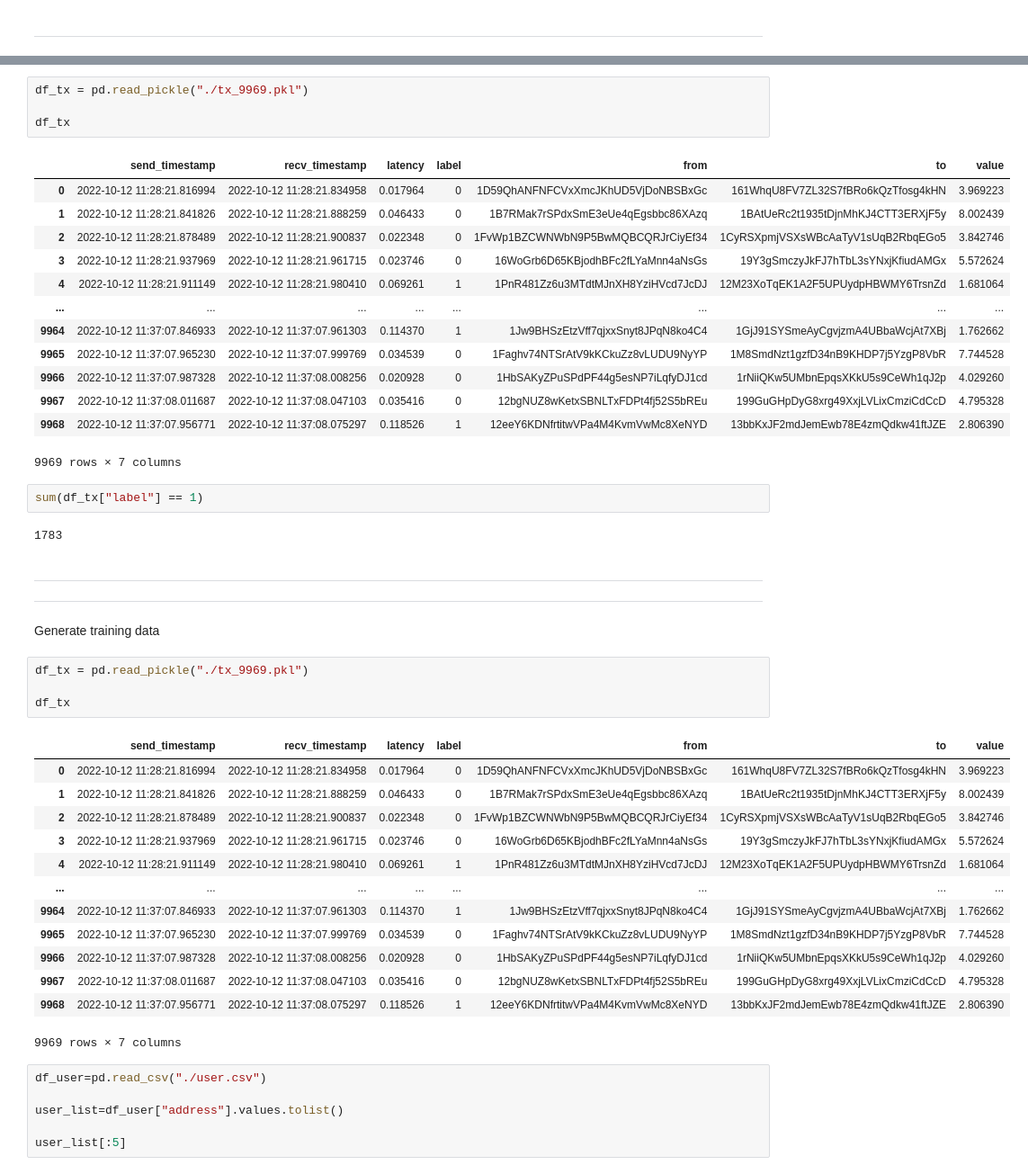
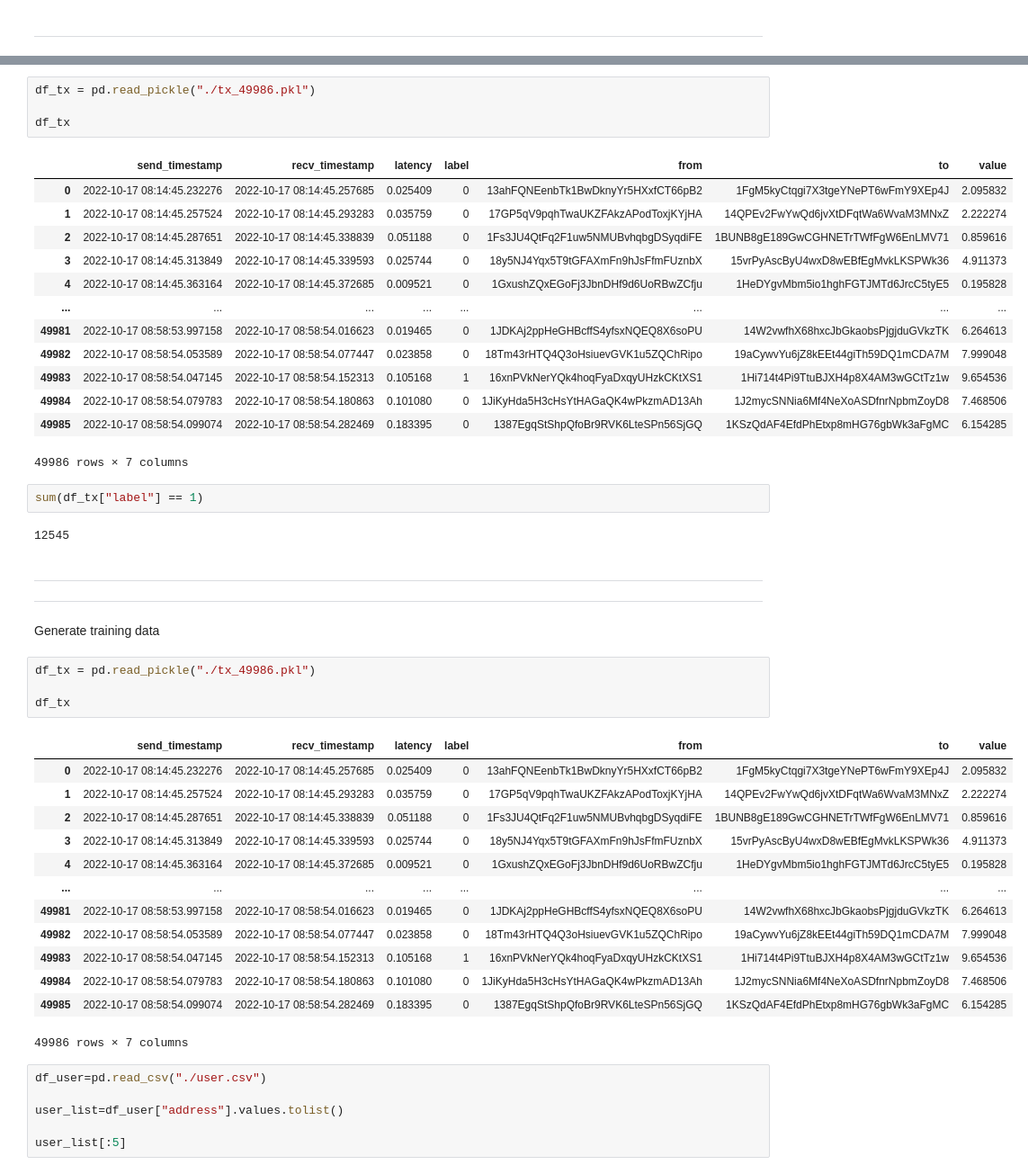
Before and after one commit to XDZhelheim/CSE5005-Project, a Jupyter notebook: data/gen_data.ipynb, the cells around one changed output, grey strips where cells are left out. Shown at 90% size. Saved outputs shown, nothing was run; the diff lists cells and outputs as text.

```diff
--- a/data/gen_data.ipynb
+++ b/data/gen_data.ipynb
@@ -153,25 +153,25 @@ Traceback (most recent call last):
 # %%
-df_tx = pd.read_pickle("./tx_9969.pkl")
+df_tx = pd.read_pickle("./tx_49986.pkl")
 
 df_tx
 # %% [output]
 |  | send_timestamp | recv_timestamp | latency | label | from | to | value |
-| 0 | 2022-10-12 11:28:21.816994 | 2022-10-12 11:28:21.834958 | 0.017964 | 0 | 1D59QhANFNFCVxXmcJKhUD5VjDoNBSBxGc | 161WhqU8FV7ZL32S7fBRo6kQzTfosg4kHN | 3.969223 |
-| 1 | 2022-10-12 11:28:21.841826 | 2022-10-12 11:28:21.888259 | 0.046433 | 0 | 1B7RMak7rSPdxSmE3eUe4qEgsbbc86XAzq | 1BAtUeRc2t1935tDjnMhKJ4CTT3ERXjF5y | 8.002439 |
-| 2 | 2022-10-12 11:28:21.878489 | 2022-10-12 11:28:21.900837 | 0.022348 | 0 | 1FvWp1BZCWNWbN9P5BwMQBCQRJrCiyEf34 | 1CyRSXpmjVSXsWBcAaTyV1sUqB2RbqEGo5 | 3.842746 |
-| 3 | 2022-10-12 11:28:21.937969 | 2022-10-12 11:28:21.961715 | 0.023746 | 0 | 16WoGrb6D65KBjodhBFc2fLYaMnn4aNsGs | 19Y3gSmczyJkFJ7hTbL3sYNxjKfiudAMGx | 5.572624 |
-| 4 | 2022-10-12 11:28:21.911149 | 2022-10-12 11:28:21.980410 | 0.069261 | 1 | 1PnR481Zz6u3MTdtMJnXH8YziHVcd7JcDJ | 12M23XoTqEK1A2F5UPUydpHBWMY6TrsnZd | 1.681064 |
+| 0 | 2022-10-17 08:14:45.232276 | 2022-10-17 08:14:45.257685 | 0.025409 | 0 | 13ahFQNEenbTk1BwDknyYr5HXxfCT66pB2 | 1FgM5kyCtqgi7X3tgeYNePT6wFmY9XEp4J | 2.095832 |
+| 1 | 2022-10-17 08:14:45.257524 | 2022-10-17 08:14:45.293283 | 0.035759 | 0 | 17GP5qV9pqhTwaUKZFAkzAPodToxjKYjHA | 14QPEv2FwYwQd6jvXtDFqtWa6WvaM3MNxZ | 2.222274 |
+| 2 | 2022-10-17 08:14:45.287651 | 2022-10-17 08:14:45.338839 | 0.051188 | 0 | 1Fs3JU4QtFq2F1uw5NMUBvhqbgDSyqdiFE | 1BUNB8gE189GwCGHNETrTWfFgW6EnLMV71 | 0.859616 |
+| 3 | 2022-10-17 08:14:45.313849 | 2022-10-17 08:14:45.339593 | 0.025744 | 0 | 18y5NJ4Yqx5T9tGFAXmFn9hJsFfmFUznbX | 15vrPyAscByU4wxD8wEBfEgMvkLKSPWk36 | 4.911373 |
+| 4 | 2022-10-17 08:14:45.363164 | 2022-10-17 08:14:45.372685 | 0.009521 | 0 | 1GxushZQxEGoFj3JbnDHf9d6UoRBwZCfju | 1HeDYgvMbm5io1hghFGTJMTd6JrcC5tyE5 | 0.195828 |
 | ... | ... | ... | ... | ... | ... | ... | ... |
-| 9964 | 2022-10-12 11:37:07.846933 | 2022-10-12 11:37:07.961303 | 0.114370 | 1 | 1Jw9BHSzEtzVff7qjxxSnyt8JPqN8ko4C4 | 1GjJ91SYSmeAyCgvjzmA4UBbaWcjAt7XBj | 1.762662 |
-| 9965 | 2022-10-12 11:37:07.965230 | 2022-10-12 11:37:07.999769 | 0.034539 | 0 | 1Faghv74NTSrAtV9kKCkuZz8vLUDU9NyYP | 1M8SmdNzt1gzfD34nB9KHDP7j5YzgP8VbR | 7.744528 |
-| 9966 | 2022-10-12 11:37:07.987328 | 2022-10-12 11:37:08.008256 | 0.020928 | 0 | 1HbSAKyZPuSPdPF44g5esNP7iLqfyDJ1cd | 1rNiiQKw5UMbnEpqsXKkU5s9CeWh1qJ2p | 4.029260 |
-| 9967 | 2022-10-12 11:37:08.011687 | 2022-10-12 11:37:08.047103 | 0.035416 | 0 | 12bgNUZ8wKetxSBNLTxFDPt4fj52S5bREu | 199GuGHpDyG8xrg49XxjLVLixCmziCdCcD | 4.795328 |
-| 9968 | 2022-10-12 11:37:07.956771 | 2022-10-12 11:37:08.075297 | 0.118526 | 1 | 12eeY6KDNfrtitwVPa4M4KvmVwMc8XeNYD | 13bbKxJF2mdJemEwb78E4zmQdkw41ftJZE | 2.806390 |
+| 49981 | 2022-10-17 08:58:53.997158 | 2022-10-17 08:58:54.016623 | 0.019465 | 0 | 1JDKAj2ppHeGHBcffS4yfsxNQEQ8X6soPU | 14W2vwfhX68hxcJbGkaobsPjgjduGVkzTK | 6.264613 |
+| 49982 | 2022-10-17 08:58:54.053589 | 2022-10-17 08:58:54.077447 | 0.023858 | 0 | 18Tm43rHTQ4Q3oHsiuevGVK1u5ZQChRipo | 19aCywvYu6jZ8kEEt44giTh59DQ1mCDA7M | 7.999048 |
+| 49983 | 2022-10-17 08:58:54.047145 | 2022-10-17 08:58:54.152313 | 0.105168 | 1 | 16xnPVkNerYQk4hoqFyaDxqyUHzkCKtXS1 | 1Hi714t4Pi9TtuBJXH4p8X4AM3wGCtTz1w | 9.654536 |
+| 49984 | 2022-10-17 08:58:54.079783 | 2022-10-17 08:58:54.180863 | 0.101080 | 0 | 1JiKyHda5H3cHsYtHAGaQK4wPkzmAD13Ah | 1J2mycSNNia6Mf4NeXoASDfnrNpbmZoyD8 | 7.468506 |
+| 49985 | 2022-10-17 08:58:54.099074 | 2022-10-17 08:58:54.282469 | 0.183395 | 0 | 1387EgqStShpQfoBr9RVK6LteSPn56SjGQ | 1KSzQdAF4EfdPhEtxp8mHG76gbWk3aFgMC | 6.154285 |
-9969 rows × 7 columns
+49986 rows × 7 columns
 # %%
 sum(df_tx["label"] == 1)
 # %% [output]
-1783
+12545
 # %% [markdown]
 ---
 
@@ -179,23 +179,23 @@ sum(df_tx["label"] == 1)
 
 Generate training data
 # %%
-df_tx = pd.read_pickle("./tx_9969.pkl")
+df_tx = pd.read_pickle("./tx_49986.pkl")
 
 df_tx
 # %% [output]
 |  | send_timestamp | recv_timestamp | latency | label | from | to | value |
-| 0 | 2022-10-12 11:28:21.816994 | 2022-10-12 11:28:21.834958 | 0.017964 | 0 | 1D59QhANFNFCVxXmcJKhUD5VjDoNBSBxGc | 161WhqU8FV7ZL32S7fBRo6kQzTfosg4kHN | 3.969223 |
-| 1 | 2022-10-12 11:28:21.841826 | 2022-10-12 11:28:21.888259 | 0.046433 | 0 | 1B7RMak7rSPdxSmE3eUe4qEgsbbc86XAzq | 1BAtUeRc2t1935tDjnMhKJ4CTT3ERXjF5y | 8.002439 |
-| 2 | 2022-10-12 11:28:21.878489 | 2022-10-12 11:28:21.900837 | 0.022348 | 0 | 1FvWp1BZCWNWbN9P5BwMQBCQRJrCiyEf34 | 1CyRSXpmjVSXsWBcAaTyV1sUqB2RbqEGo5 | 3.842746 |
-| 3 | 2022-10-12 11:28:21.937969 | 2022-10-12 11:28:21.961715 | 0.023746 | 0 | 16WoGrb6D65KBjodhBFc2fLYaMnn4aNsGs | 19Y3gSmczyJkFJ7hTbL3sYNxjKfiudAMGx | 5.572624 |
-| 4 | 2022-10-12 11:28:21.911149 | 2022-10-12 11:28:21.980410 | 0.069261 | 1 | 1PnR481Zz6u3MTdtMJnXH8YziHVcd7JcDJ | 12M23XoTqEK1A2F5UPUydpHBWMY6TrsnZd | 1.681064 |
+| 0 | 2022-10-17 08:14:45.232276 | 2022-10-17 08:14:45.257685 | 0.025409 | 0 | 13ahFQNEenbTk1BwDknyYr5HXxfCT66pB2 | 1FgM5kyCtqgi7X3tgeYNePT6wFmY9XEp4J | 2.095832 |
+| 1 | 2022-10-17 08:14:45.257524 | 2022-10-17 08:14:45.293283 | 0.035759 | 0 | 17GP5qV9pqhTwaUKZFAkzAPodToxjKYjHA | 14QPEv2FwYwQd6jvXtDFqtWa6WvaM3MNxZ | 2.222274 |
+| 2 | 2022-10-17 08:14:45.287651 | 2022-10-17 08:14:45.338839 | 0.051188 | 0 | 1Fs3JU4QtFq2F1uw5NMUBvhqbgDSyqdiFE | 1BUNB8gE189GwCGHNETrTWfFgW6EnLMV71 | 0.859616 |
+| 3 | 2022-10-17 08:14:45.313849 | 2022-10-17 08:14:45.339593 | 0.025744 | 0 | 18y5NJ4Yqx5T9tGFAXmFn9hJsFfmFUznbX | 15vrPyAscByU4wxD8wEBfEgMvkLKSPWk36 | 4.911373 |
+| 4 | 2022-10-17 08:14:45.363164 | 2022-10-17 08:14:45.372685 | 0.009521 | 0 | 1GxushZQxEGoFj3JbnDHf9d6UoRBwZCfju | 1HeDYgvMbm5io1hghFGTJMTd6JrcC5tyE5 | 0.195828 |
 | ... | ... | ... | ... | ... | ... | ... | ... |
-| 9964 | 2022-10-12 11:37:07.846933 | 2022-10-12 11:37:07.961303 | 0.114370 | 1 | 1Jw9BHSzEtzVff7qjxxSnyt8JPqN8ko4C4 | 1GjJ91SYSmeAyCgvjzmA4UBbaWcjAt7XBj | 1.762662 |
-| 9965 | 2022-10-12 11:37:07.965230 | 2022-10-12 11:37:07.999769 | 0.034539 | 0 | 1Faghv74NTSrAtV9kKCkuZz8vLUDU9NyYP | 1M8SmdNzt1gzfD34nB9KHDP7j5YzgP8VbR | 7.744528 |
-| 9966 | 2022-10-12 11:37:07.987328 | 2022-10-12 11:37:08.008256 | 0.020928 | 0 | 1HbSAKyZPuSPdPF44g5esNP7iLqfyDJ1cd | 1rNiiQKw5UMbnEpqsXKkU5s9CeWh1qJ2p | 4.029260 |
-| 9967 | 2022-10-12 11:37:08.011687 | 2022-10-12 11:37:08.047103 | 0.035416 | 0 | 12bgNUZ8wKetxSBNLTxFDPt4fj52S5bREu | 199GuGHpDyG8xrg49XxjLVLixCmziCdCcD | 4.795328 |
-| 9968 | 2022-10-12 11:37:07.956771 | 2022-10-12 11:37:08.075297 | 0.118526 | 1 | 12eeY6KDNfrtitwVPa4M4KvmVwMc8XeNYD | 13bbKxJF2mdJemEwb78E4zmQdkw41ftJZE | 2.806390 |
+| 49981 | 2022-10-17 08:58:53.997158 | 2022-10-17 08:58:54.016623 | 0.019465 | 0 | 1JDKAj2ppHeGHBcffS4yfsxNQEQ8X6soPU | 14W2vwfhX68hxcJbGkaobsPjgjduGVkzTK | 6.264613 |
+| 49982 | 2022-10-17 08:58:54.053589 | 2022-10-17 08:58:54.077447 | 0.023858 | 0 | 18Tm43rHTQ4Q3oHsiuevGVK1u5ZQChRipo | 19aCywvYu6jZ8kEEt44giTh59DQ1mCDA7M | 7.999048 |
+| 49983 | 2022-10-17 08:58:54.047145 | 2022-10-17 08:58:54.152313 | 0.105168 | 1 | 16xnPVkNerYQk4hoqFyaDxqyUHzkCKtXS1 | 1Hi714t4Pi9TtuBJXH4p8X4AM3wGCtTz1w | 9.654536 |
+| 49984 | 2022-10-17 08:58:54.079783 | 2022-10-17 08:58:54.180863 | 0.101080 | 0 | 1JiKyHda5H3cHsYtHAGaQK4wPkzmAD13Ah | 1J2mycSNNia6Mf4NeXoASDfnrNpbmZoyD8 | 7.468506 |
+| 49985 | 2022-10-17 08:58:54.099074 | 2022-10-17 08:58:54.282469 | 0.183395 | 0 | 1387EgqStShpQfoBr9RVK6LteSPn56SjGQ | 1KSzQdAF4EfdPhEtxp8mHG76gbWk3aFgMC | 6.154285 |
-9969 rows × 7 columns
+49986 rows × 7 columns
 # %%
 df_user=pd.read_csv("./user.csv")
 
```
Also changed, not shown: parts of 5 cells of this notebook, 5 other files.
